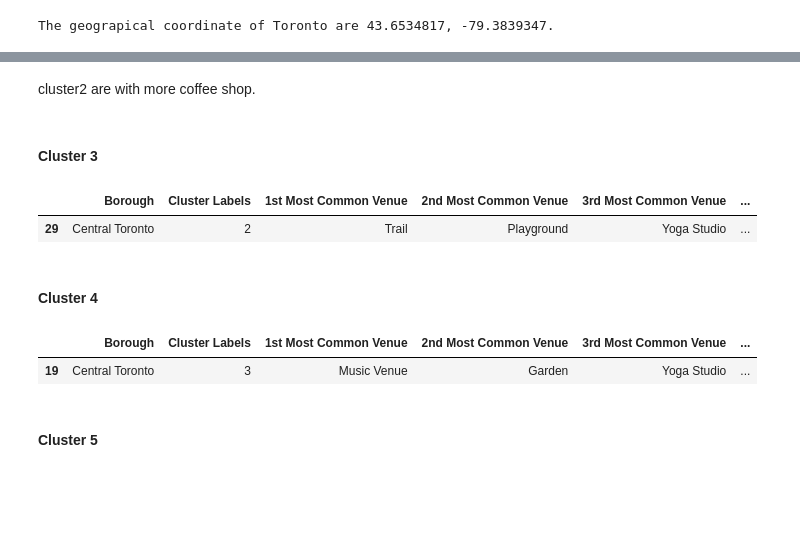
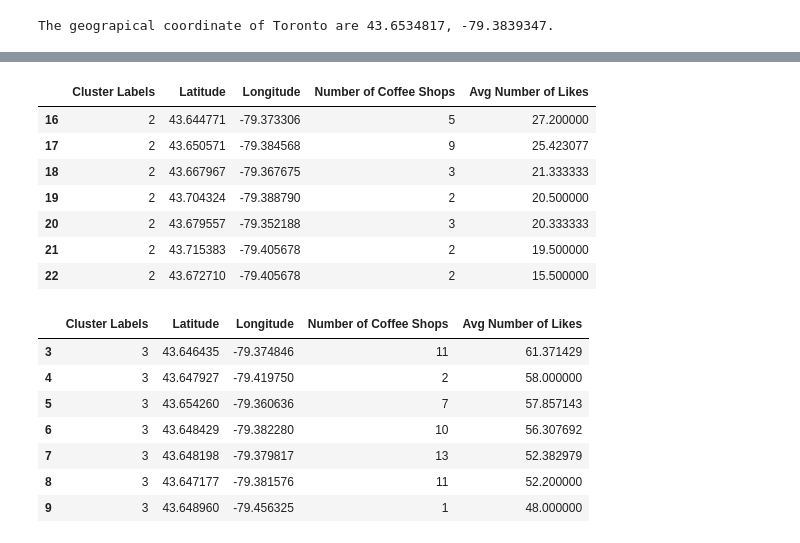
Before and after one commit to chriszhouying/Coursera_Capstone, a Jupyter notebook: Where is the best place to open a cafe in Toronto.ipynb, the cells around one changed output, grey strips where cells are left out. Cells and saved outputs as stored; diff of their text form; code cells hidden in the pictures; blank space fills up the shorter version.

```diff
--- a/Where is the best place to open a cafe in Toronto.ipynb
+++ b/Where is the best place to open a cafe in Toronto.ipynb
@@ -383,0 +353,6 @@ Run *k*-means to cluster the neighborhood into 5 clusters.
+# %%
+# does more coffee shop means more popular? may not be
+t5=pd.merge(t2,t4,on="Neighbourhood")
+t5=t5.rename(columns={'Count of Likes':'Avg Number of Likes'})
+t5=t5.sort_values(by='Avg Number of Likes',ascending=False)
+t5.head(10)
@@ -384,11 +410,12 @@ Run *k*-means to cluster the neighborhood into 5 clusters.
 # %%
+# seems no obvious relationship between the number of coffee shops and likes, see clusters
 # set number of clusters
 kclusters = 5
 
-t_grouped_clustering = t_grouped.drop('Neighbourhood', 1)
+t_clustering = t5[['Number of Coffee Shops','Avg Number of Likes']]
 
 # run k-means clustering
-kmeans = KMeans(n_clusters=kclusters, random_state=0).fit(t_grouped_clustering)
+kmeans = KMeans(n_clusters=kclusters, random_state=0).fit(t_clustering)
 
 # check cluster labels generated for each row in the dataframe
 kmeans.labels_[0:10]
@@ -417,0 +424,3 @@ Finally, let's visualize the resulting clusters
+# %%
+# add clustering labels
+t5.insert(0, 'Cluster Labels', kmeans.labels_)
@@ -417,0 +429,4 @@ Finally, let's visualize the resulting clusters
+# %%
+t5.set_index('Neighbourhood')
+t5=t5.reset_index(drop=False)
+t5.head()
@@ -492,19 +498,23 @@ t_merged.loc[t_merged['Cluster Labels'] == 1, t_merged.columns[[1] + list(range(
-# %% [markdown]
-cluster2 are with more coffee shop.
-# %% [markdown]
-#### Cluster 3
 # %%
-t_merged.loc[t_merged['Cluster Labels'] == 2, t_merged.columns[[1] + list(range(5, t_merged.shape[1]))]]
+t5.loc[t5['Cluster Labels'] == 2, t5.columns[[1] + list(range(5, t5.shape[1]))]]
 # %% [output]
-|  | Borough | Cluster Labels | 1st Most Common Venue | 2nd Most Common Venue | 3rd Most Common Venue | ... |
-| 29 | Central Toronto | 2 | Trail | Playground | Yoga Studio | ... |
+|  | Cluster Labels | Latitude | Longitude | Number of Coffee Shops | Avg Number of Likes |
+| 16 | 2 | 43.644771 | -79.373306 | 5 | 27.200000 |
+| 17 | 2 | 43.650571 | -79.384568 | 9 | 25.423077 |
+| 18 | 2 | 43.667967 | -79.367675 | 3 | 21.333333 |
+| 19 | 2 | 43.704324 | -79.388790 | 2 | 20.500000 |
+| 20 | 2 | 43.679557 | -79.352188 | 3 | 20.333333 |
+| 21 | 2 | 43.715383 | -79.405678 | 2 | 19.500000 |
+| 22 | 2 | 43.672710 | -79.405678 | 2 | 15.500000 |
-# %% [markdown]
-#### Cluster 4
 # %%
-t_merged.loc[t_merged['Cluster Labels'] == 3, t_merged.columns[[1] + list(range(5, t_merged.shape[1]))]]
+t5.loc[t5['Cluster Labels'] == 3, t5.columns[[1] + list(range(5, t5.shape[1]))]]
 # %% [output]
-|  | Borough | Cluster Labels | 1st Most Common Venue | 2nd Most Common Venue | 3rd Most Common Venue | ... |
-| 19 | Central Toronto | 3 | Music Venue | Garden | Yoga Studio | ... |
+|  | Cluster Labels | Latitude | Longitude | Number of Coffee Shops | Avg Number of Likes |
+| 3 | 3 | 43.646435 | -79.374846 | 11 | 61.371429 |
+| 4 | 3 | 43.647927 | -79.419750 | 2 | 58.000000 |
+| 5 | 3 | 43.654260 | -79.360636 | 7 | 57.857143 |
+| 6 | 3 | 43.648429 | -79.382280 | 10 | 56.307692 |
+| 7 | 3 | 43.648198 | -79.379817 | 13 | 52.382979 |
+| 8 | 3 | 43.647177 | -79.381576 | 11 | 52.200000 |
+| 9 | 3 | 43.648960 | -79.456325 | 1 | 48.000000 |
-# %% [markdown]
-#### Cluster 5
 # %%
```
Also changed, not shown: parts of 59 cells of this notebook.
